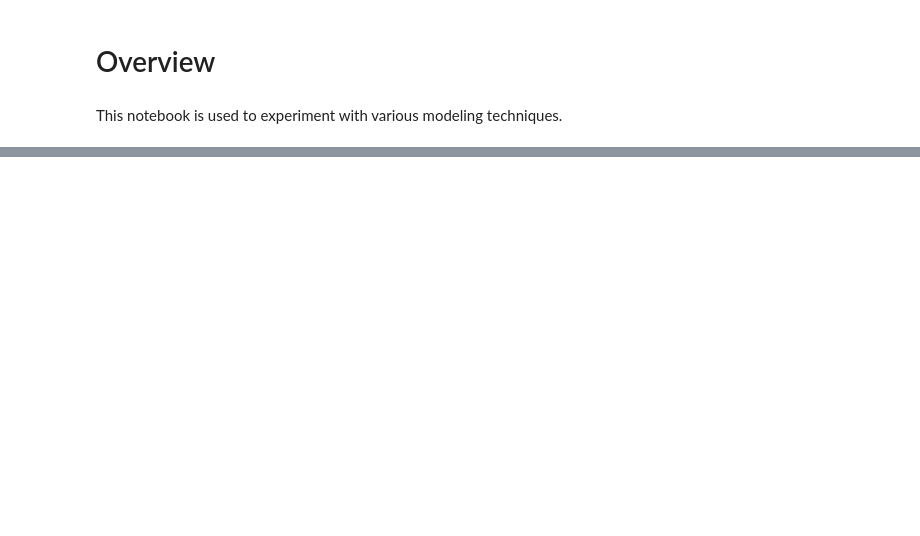
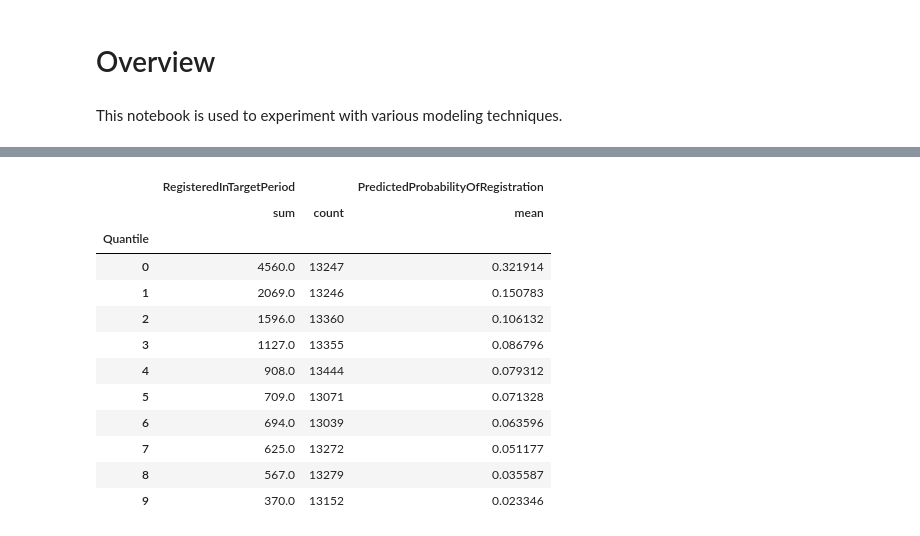
Before and after one commit to arthurnw/blood-donor-propensity-inventory, a Jupyter notebook: notebooks/exploration_model.ipynb, the cells around one changed output, grey strips where cells are left out. Saved outputs shown, nothing was run; the diff lists cells and outputs as text; code cells hidden in the pictures; blank space fills up the shorter version.

```diff
--- a/notebooks/exploration_model.ipynb
+++ b/notebooks/exploration_model.ipynb
@@ -64,0 +111,3 @@ clf_logreg.score(X_test, y_test)
+# %%
+pred_probs = clf_logreg.predict_proba(X_test)[:, 1]  # Prediction of positive target
+pred_probs[:10]
@@ -64,0 +117,6 @@ clf_logreg.score(X_test, y_test)
+# %%
+probs_vs_actual = pd.DataFrame(
+    np.stack((y_test, pred_probs), axis=1),
+    columns=['RegisteredInTargetPeriod', 'PredictedProbabilityOfRegistration']
+)
+probs_vs_actual
@@ -64,0 +137,4 @@ clf_logreg.score(X_test, y_test)
+# %%
+# Sort in place
+probs_vs_actual.sort_values(by='PredictedProbabilityOfRegistration', ascending=False, inplace=True)
+probs_vs_actual
@@ -64,0 +173,18 @@ clf_logreg.score(X_test, y_test)
+# %%
+# Calculate stats for each quantile: total actual registrations, total donors, and mean predicted probability
+quantile_stats = probs_vs_actual.groupby('Quantile').agg({'RegisteredInTargetPeriod': ['sum', 'count'], 'PredictedProbabilityOfRegistration': 'mean'})
+quantile_stats
+# %% [output]
+|  | RegisteredInTargetPeriod |  | PredictedProbabilityOfRegistration |
+|  | sum | count | mean |
+| Quantile |  |  |  |
+| 0 | 4560.0 | 13247 | 0.321914 |
+| 1 | 2069.0 | 13246 | 0.150783 |
+| 2 | 1596.0 | 13360 | 0.106132 |
+| 3 | 1127.0 | 13355 | 0.086796 |
+| 4 | 908.0 | 13444 | 0.079312 |
+| 5 | 709.0 | 13071 | 0.071328 |
+| 6 | 694.0 | 13039 | 0.063596 |
+| 7 | 625.0 | 13272 | 0.051177 |
+| 8 | 567.0 | 13279 | 0.035587 |
+| 9 | 370.0 | 13152 | 0.023346 |
```
Also changed, not shown: parts of 25 cells of this notebook.
